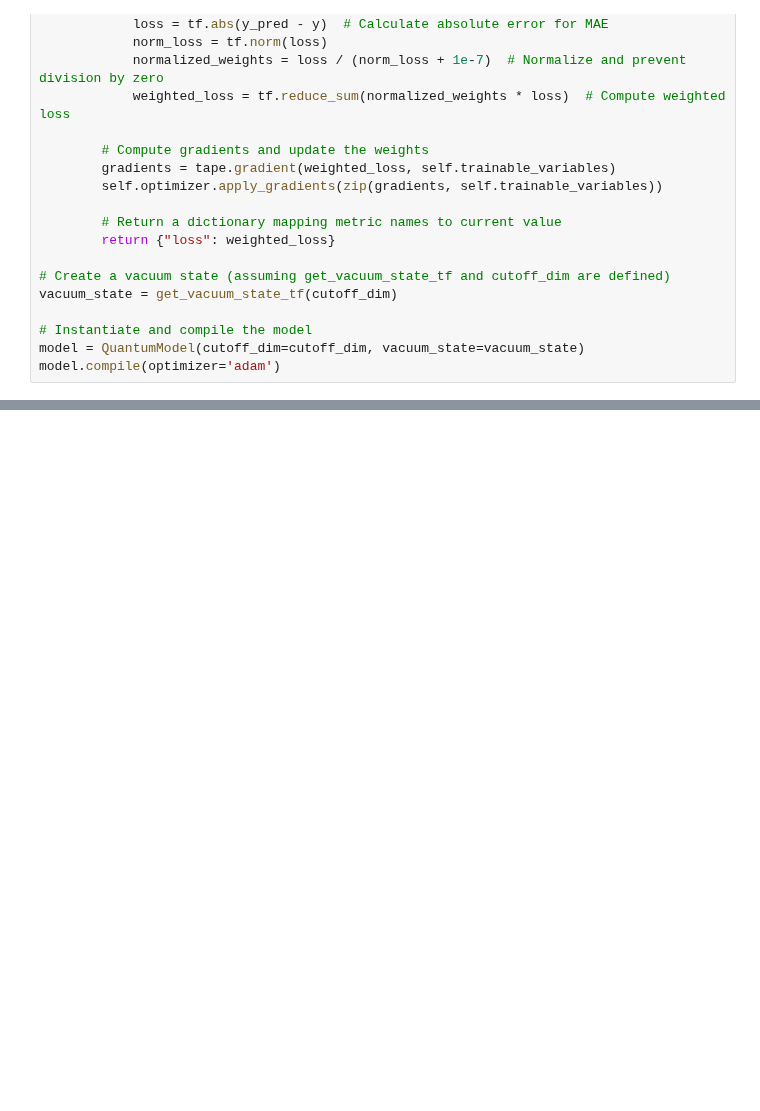
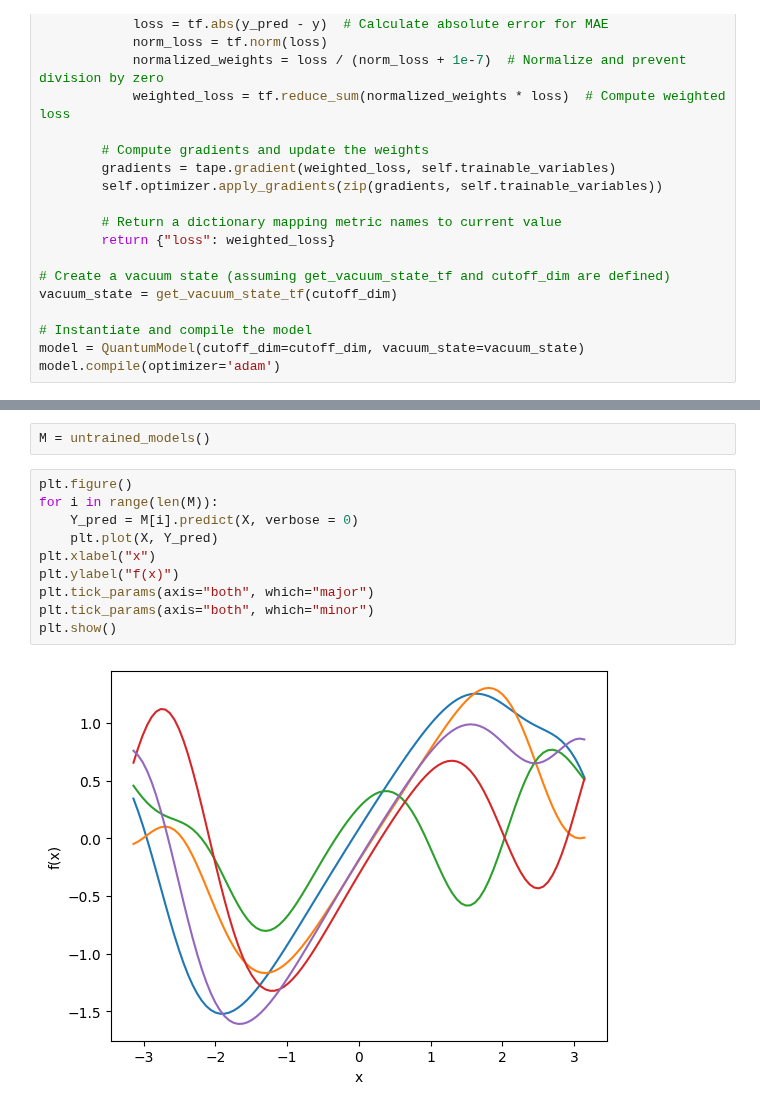
Before and after one commit to songofphysics/master-thesis, a Jupyter notebook: test.ipynb, the cells around one changed output, grey strips where cells are left out. Saved outputs shown, nothing was run; the diff lists cells and outputs as text; blank space fills up the shorter version.

```diff
--- a/test.ipynb
+++ b/test.ipynb
@@ -441 +406,15 @@ Iter:   200 | Loss: 1.5585760
+# %%
+M = untrained_models()
+# %%
+plt.figure()
+for i in range(len(M)):
+    Y_pred = M[i].predict(X, verbose = 0)
+    plt.plot(X, Y_pred)
+plt.xlabel("x")
+plt.ylabel("f(x)")
+plt.tick_params(axis="both", which="major")
+plt.tick_params(axis="both", which="minor")
+plt.show()
+# %% [output]
+[figure, added]
 # %%
```
Also changed, not shown: parts of 9 cells of this notebook.
